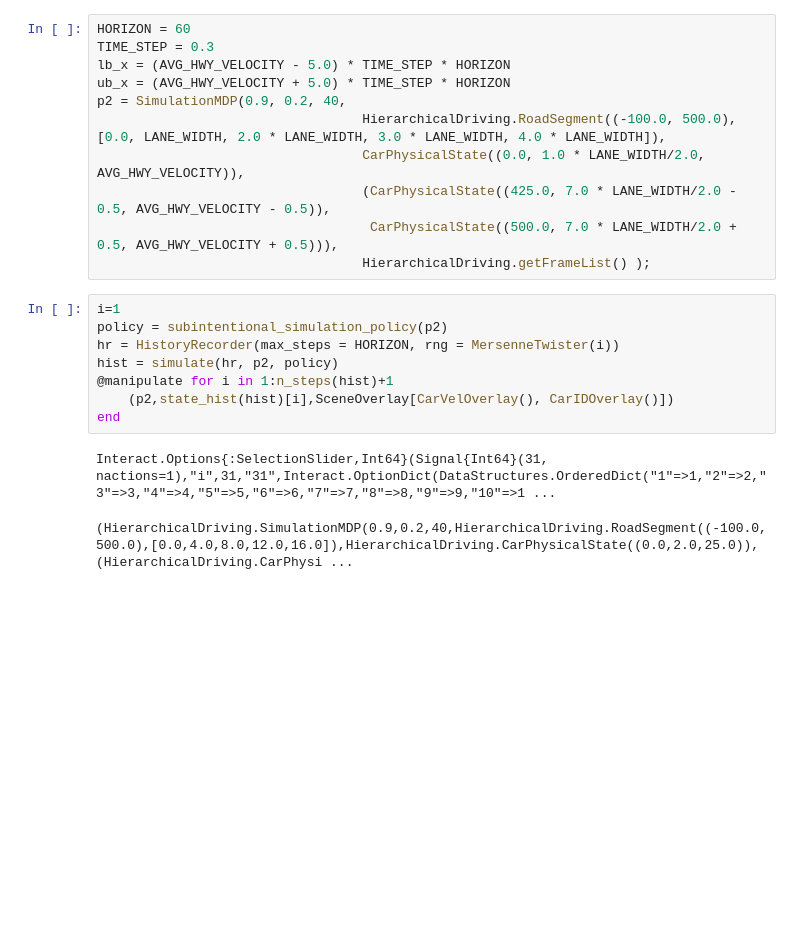
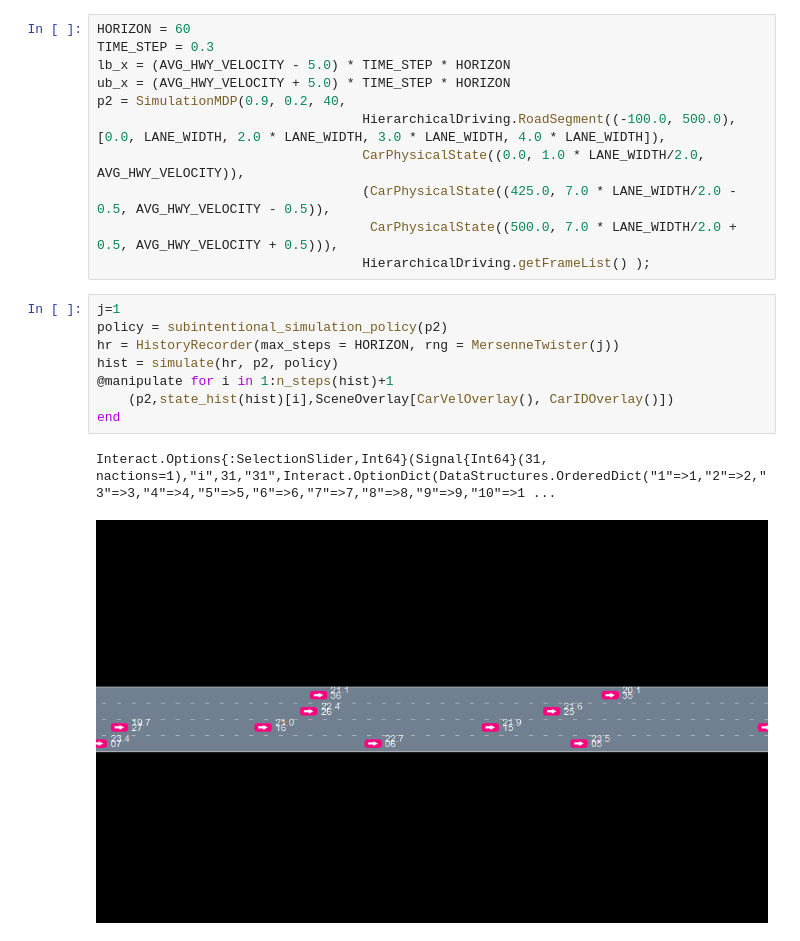
Before and after one commit to ekhlasssonu/HierarchicalDriving.jl, a Jupyter notebook: notebooks/Visualization.ipynb, the cells around one changed output. Drawn from its saved outputs; the diff is of its cells as text; blank space fills up the shorter version.

```diff
--- a/notebooks/Visualization.ipynb
+++ b/notebooks/Visualization.ipynb
@@ -134,13 +135,13 @@ p2 = SimulationMDP(0.9, 0.2, 40,
                                    CarPhysicalState((500.0, 7.0 * LANE_WIDTH/2.0 + 0.5, AVG_HWY_VELOCITY + 0.5))),
                                   HierarchicalDriving.getFrameList() );
 # %%
-i=1
+j=1
 policy = subintentional_simulation_policy(p2)
-hr = HistoryRecorder(max_steps = HORIZON, rng = MersenneTwister(i))
+hr = HistoryRecorder(max_steps = HORIZON, rng = MersenneTwister(j))
 hist = simulate(hr, p2, policy)
 @manipulate for i in 1:n_steps(hist)+1
     (p2,state_hist(hist)[i],SceneOverlay[CarVelOverlay(), CarIDOverlay()])
 end
 # %% [output]
 Interact.Options{:SelectionSlider,Int64}(Signal{Int64}(31, nactions=1),"i",31,"31",Interact.OptionDict(DataStructures.OrderedDict("1"=>1,"2"=>2,"3"=>3,"4"=>4,"5"=>5,"6"=>6,"7"=>7,"8"=>8,"9"=>9,"10"=>1 ...
-(HierarchicalDriving.SimulationMDP(0.9,0.2,40,HierarchicalDriving.RoadSegment((-100.0,500.0),[0.0,4.0,8.0,12.0,16.0]),HierarchicalDriving.CarPhysicalState((0.0,2.0,25.0)),(HierarchicalDriving.CarPhysi ...
+[figure, added]
```
Also changed, not shown: parts of 2 cells of this notebook, 9 other files.
